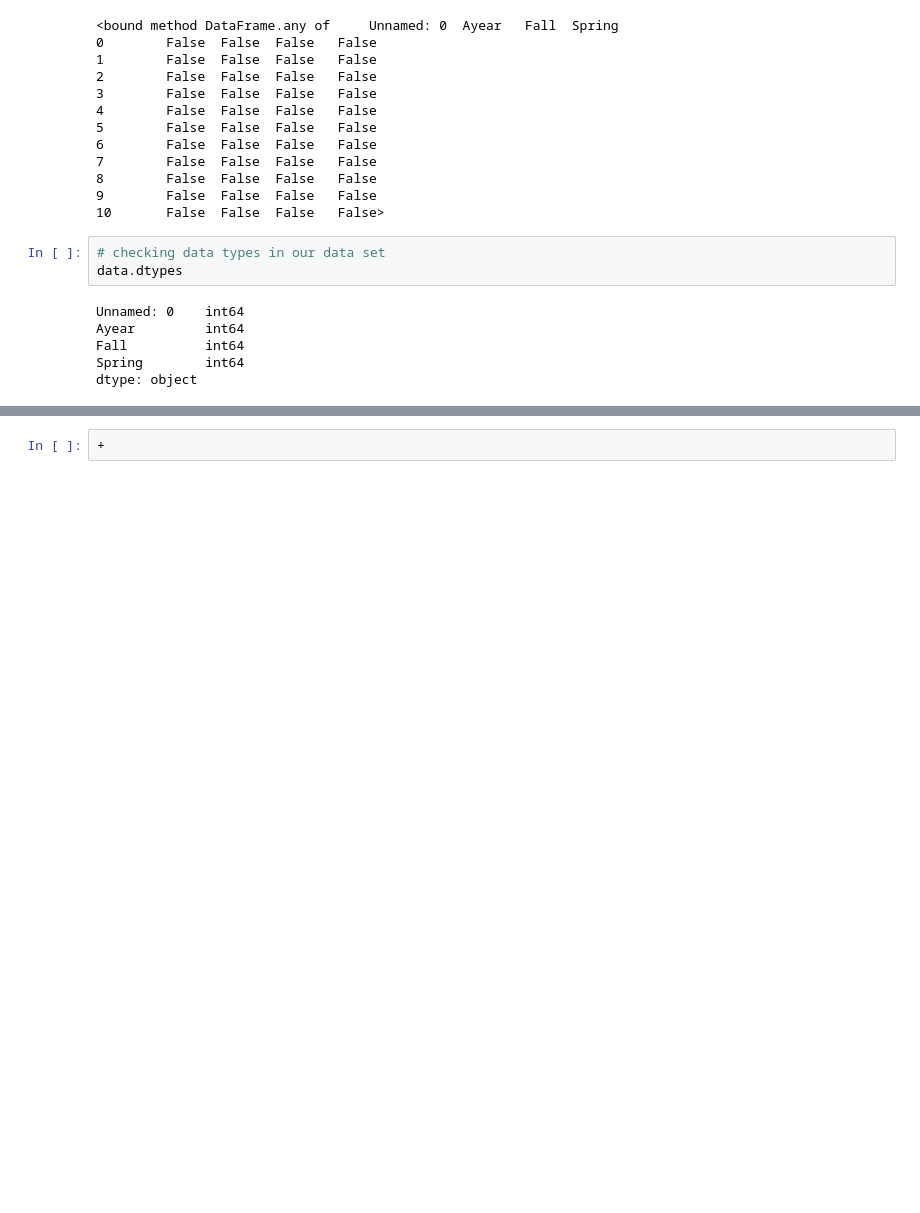
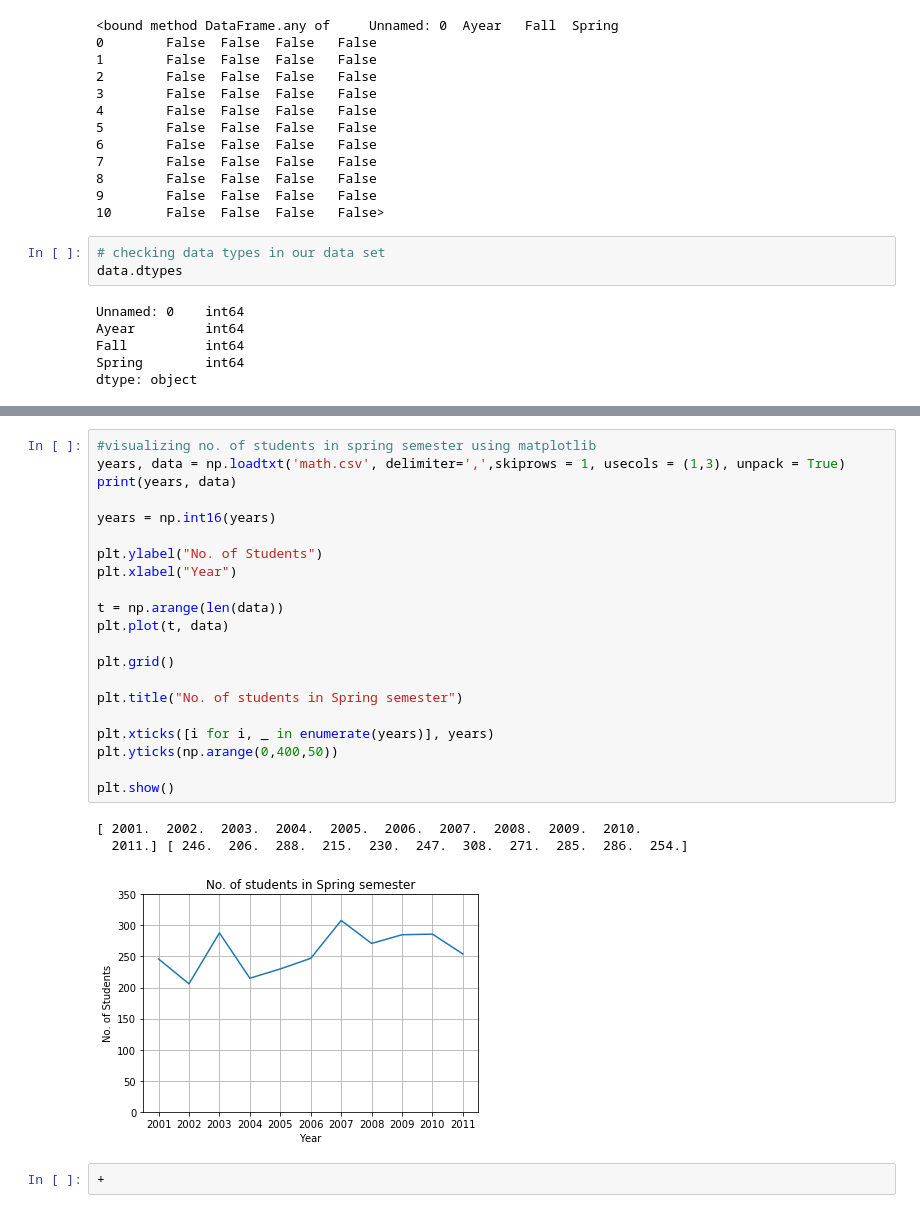
Before and after one commit to PhilipTheVictor/data-mining-datasets, a Jupyter notebook: college-students-dataset/collegedataset.ipynb, the cells around one changed output, grey strips where cells are left out. Saved outputs shown, nothing was run; the diff lists cells and outputs as text; blank space fills up the shorter version.

```diff
--- a/college-students-dataset/collegedataset.ipynb
+++ b/college-students-dataset/collegedataset.ipynb
@@ -80,2 +82,27 @@ ValueError: incompatible sizes: argument 'height' must be length 10 or scalar
+# %%
+#visualizing no. of students in spring semester using matplotlib
+years, data = np.loadtxt('math.csv', delimiter=',',skiprows = 1, usecols = (1,3), unpack = True)
+print(years, data)
+
+years = np.int16(years)
+
+plt.ylabel("No. of Students")
+plt.xlabel("Year")
+
+t = np.arange(len(data))
+plt.plot(t, data)
+
+plt.grid()
+
+plt.title("No. of students in Spring semester")
+
+plt.xticks([i for i, _ in enumerate(years)], years)
+plt.yticks(np.arange(0,400,50))
+
+plt.show()
+# %% [output]
+[ 2001.  2002.  2003.  2004.  2005.  2006.  2007.  2008.  2009.  2010.
+  2011.] [ 246.  206.  288.  215.  230.  247.  308.  271.  285.  286.  254.]
+[figure, added]
 # %%
 +
```
Also changed, not shown: parts of 3 cells of this notebook.
